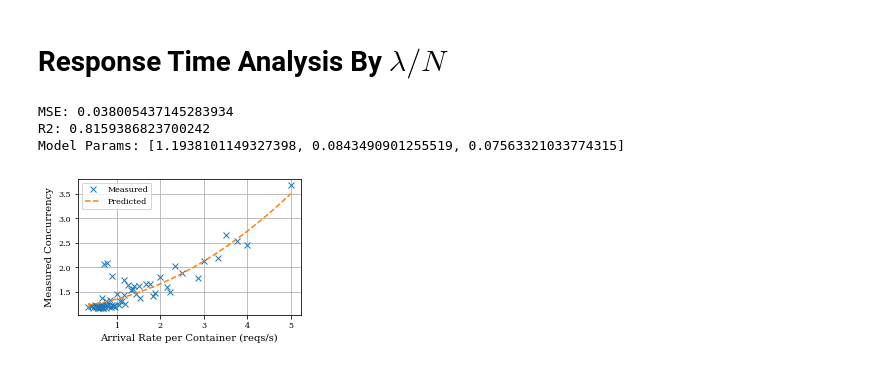
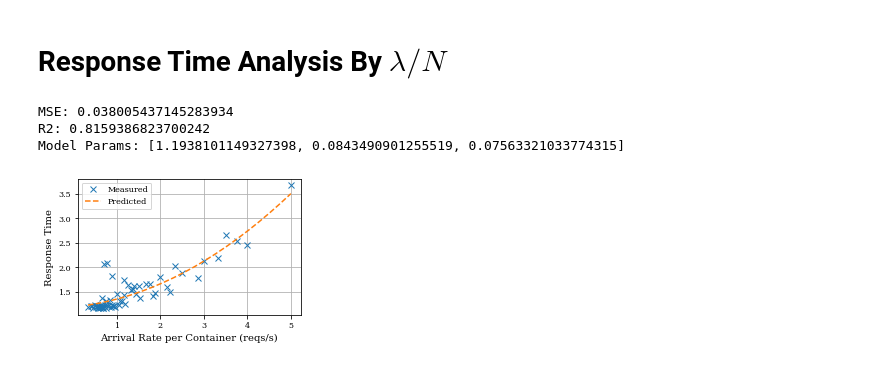
Before and after one commit to pacslab/conc-value-perf-modelling, a Jupyter notebook: experiments/parse_multiple_merged.ipynb, the cells around one changed output. Saved outputs shown, nothing was run; the diff lists cells and outputs as text; code cells hidden in the pictures.

Commit message:
added numbers and improved plots

```diff
--- a/experiments/parse_multiple_merged.ipynb
+++ b/experiments/parse_multiple_merged.ipynb
@@ -201,29 +201,29 @@ Model Params: [0.0, 0.7587030452370006, 0.48814170860140793]
 # %%
 resp_pipe = Pipeline([
     ('cctransformer', CCTransformer(columns=['lon', 'resp']))
 ])
 
 df_resp = df_reqs_merged_lon.reset_index().rename(columns={
     'lambda_over_n': 'lon',
     'resp_time_avg': 'resp',
 })
 
 resp_regr = cc_model_train(df_resp, resp_pipe, 'resp', {})
 print("Model Params:", get_linear_model_params(resp_regr))
 
 plt_x = np.linspace(df_resp['lon'].min(), df_resp['lon'].max(), 20)
 plt_y = cc_get_model_predictions(plt_x, resp_pipe, resp_regr, 'resp')
 
 plt.figure(figsize=(4,2.5))
 plt.plot(df_resp['lon'], df_resp['resp'], 'x', label="Measured")
 plt.plot(plt_x, plt_y, label="Predicted")
 plt.xlabel('Arrival Rate per Container (reqs/s)')
-plt.ylabel('Measured Concurrency')
+plt.ylabel('Response Time')
 plt.legend()
 plt.grid(True)
-parse_util.tmp_fig_save('cc_vs_lambda_over_n_regression', exp_config_name)
+parse_util.tmp_fig_save('06_resp_vs_lambda_over_n_regression', exp_config_name)
 # %% [output]
 MSE: 0.038005437145283934
 R2: 0.8159386823700242
 Model Params: [1.1938101149327398, 0.0843490901255519, 0.07563321033774315]
-[figure, old version]
+[figure, new version]
```
Also changed, not shown: parts of 1 cell of this notebook, 1 other file.
